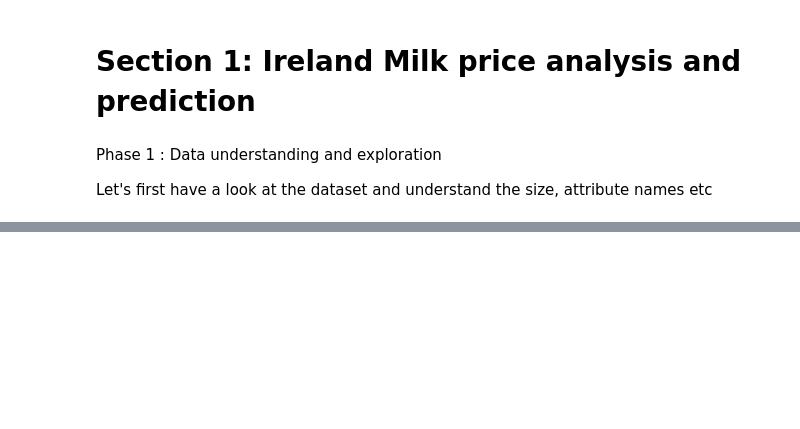
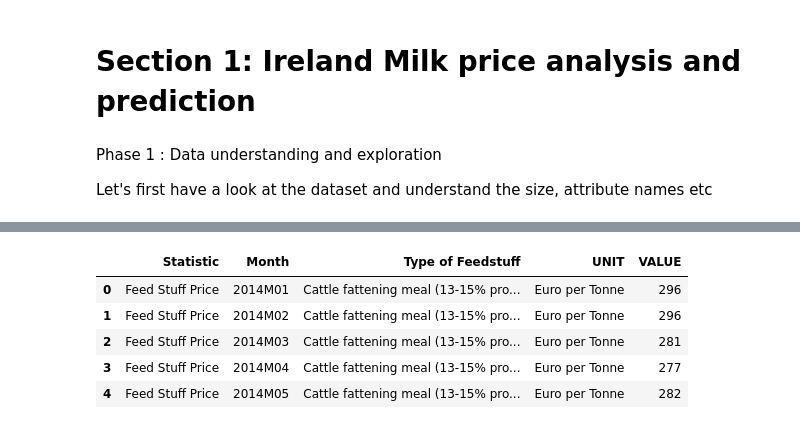
Before and after one commit to dhanya555/CA2, a Jupyter notebook: Integrated_CA2_Individual_Version1.ipynb, the cells around one changed output, grey strips where cells are left out. Cells and saved outputs as stored; diff of their text form; code cells hidden in the pictures; blank space fills up the shorter version.

```diff
--- a/Integrated_CA2_Individual_Version1.ipynb
+++ b/Integrated_CA2_Individual_Version1.ipynb
@@ -45,0 +353,10 @@ filterwarnings('ignore')
+# %%
+#check for first 5 records
+cattle_fattening_feed_price_monthly.head()
+# %% [output]
+|  | Statistic | Month | Type of Feedstuff | UNIT | VALUE |
+| 0 | Feed Stuff Price | 2014M01 | Cattle fattening meal (13-15% pro... | Euro per Tonne | 296 |
+| 1 | Feed Stuff Price | 2014M02 | Cattle fattening meal (13-15% pro... | Euro per Tonne | 296 |
+| 2 | Feed Stuff Price | 2014M03 | Cattle fattening meal (13-15% pro... | Euro per Tonne | 281 |
+| 3 | Feed Stuff Price | 2014M04 | Cattle fattening meal (13-15% pro... | Euro per Tonne | 277 |
+| 4 | Feed Stuff Price | 2014M05 | Cattle fattening meal (13-15% pro... | Euro per Tonne | 282 |
```
Also changed, not shown: parts of 117 cells of this notebook, 32 other files.
